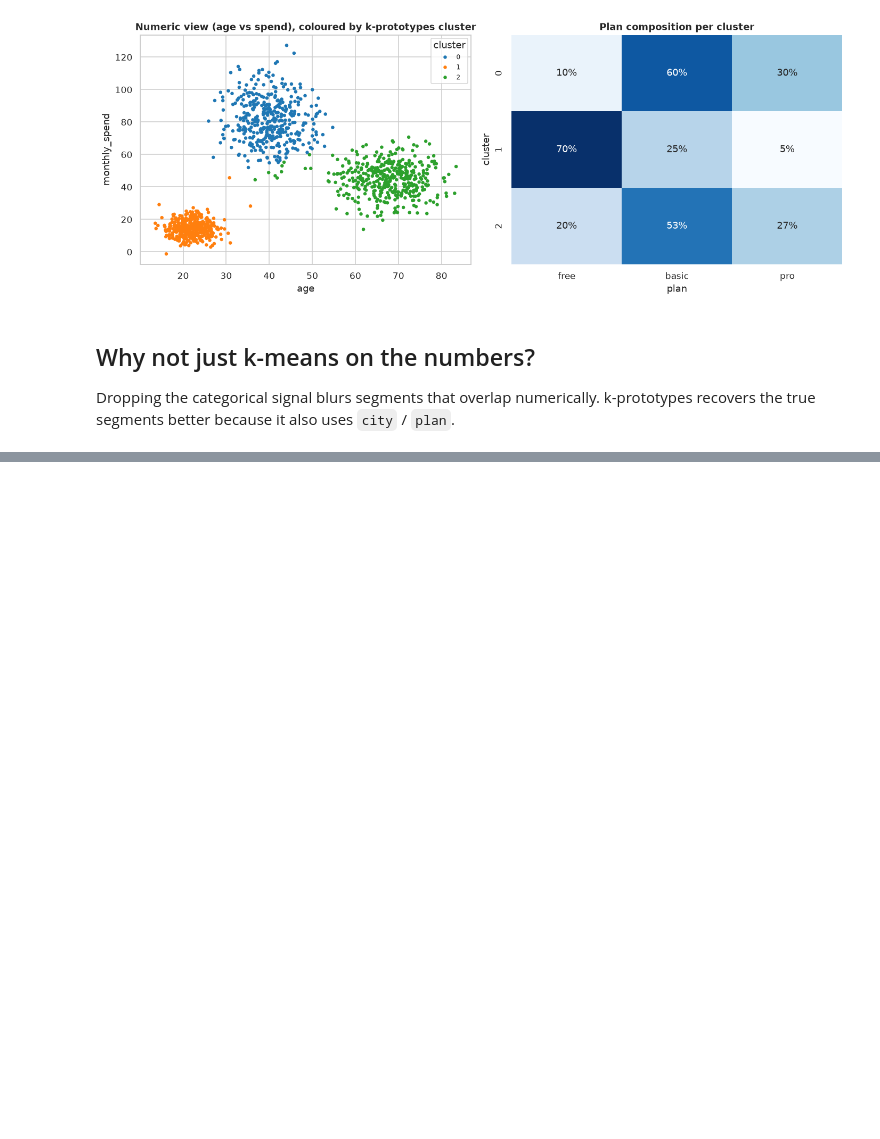
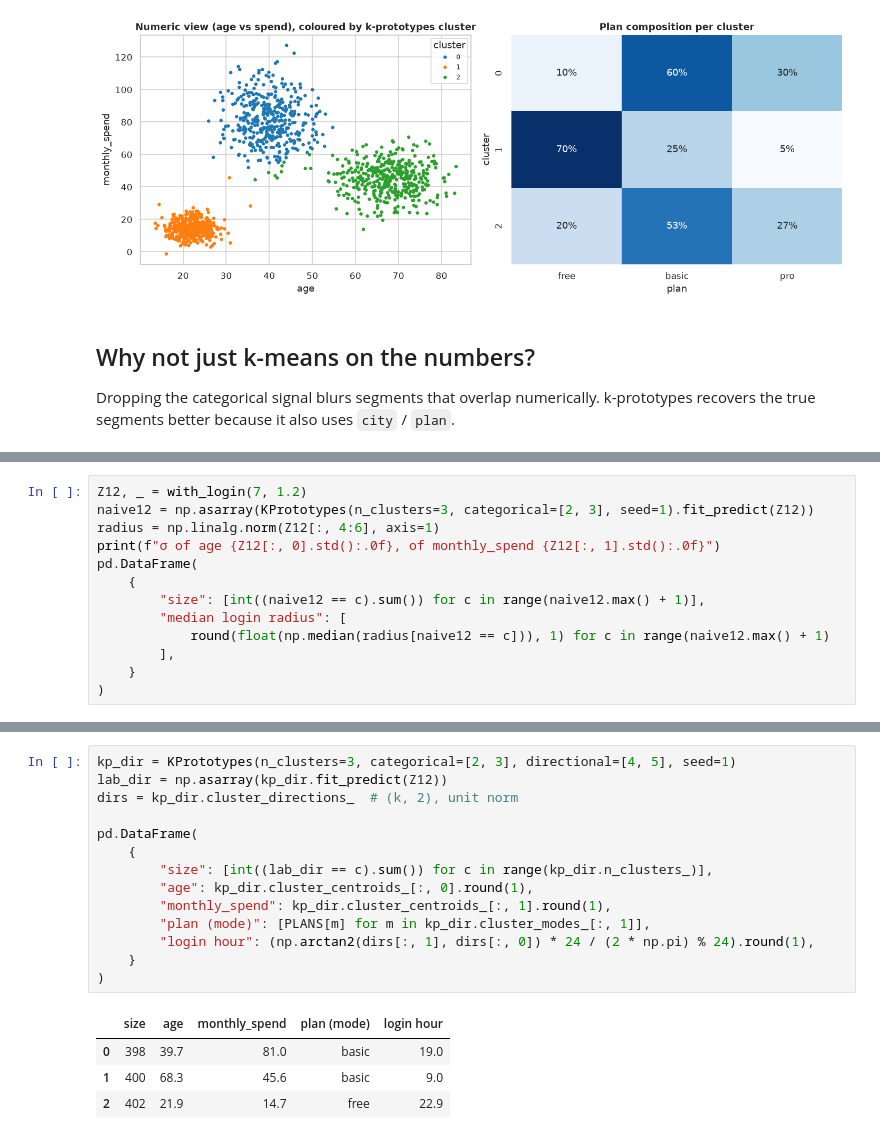
Before and after one commit to ilgrad/betula-cluster, a Jupyter notebook: examples/07_mixed_data_kprototypes.ipynb, the cells around one changed output, grey strips where cells are left out. Drawn from its saved outputs; the diff is of its cells as text; blank space fills up the shorter version.

```diff
--- a/examples/07_mixed_data_kprototypes.ipynb
+++ b/examples/07_mixed_data_kprototypes.ipynb
@@ -155,0 +276,13 @@ pd.DataFrame(
+# %%
+Z12, _ = with_login(7, 1.2)
+naive12 = np.asarray(KPrototypes(n_clusters=3, categorical=[2, 3], seed=1).fit_predict(Z12))
+radius = np.linalg.norm(Z12[:, 4:6], axis=1)
+print(f"σ of age {Z12[:, 0].std():.0f}, of monthly_spend {Z12[:, 1].std():.0f}")
+pd.DataFrame(
+    {
+        "size": [int((naive12 == c).sum()) for c in range(naive12.max() + 1)],
+        "median login radius": [
+            round(float(np.median(radius[naive12 == c])), 1) for c in range(naive12.max() + 1)
+        ],
+    }
+)
@@ -155,0 +301,19 @@ pd.DataFrame(
+# %%
+kp_dir = KPrototypes(n_clusters=3, categorical=[2, 3], directional=[4, 5], seed=1)
+lab_dir = np.asarray(kp_dir.fit_predict(Z12))
+dirs = kp_dir.cluster_directions_  # (k, 2), unit norm
+
+pd.DataFrame(
+    {
+        "size": [int((lab_dir == c).sum()) for c in range(kp_dir.n_clusters_)],
+        "age": kp_dir.cluster_centroids_[:, 0].round(1),
+        "monthly_spend": kp_dir.cluster_centroids_[:, 1].round(1),
+        "plan (mode)": [PLANS[m] for m in kp_dir.cluster_modes_[:, 1]],
+        "login hour": (np.arctan2(dirs[:, 1], dirs[:, 0]) * 24 / (2 * np.pi) % 24).round(1),
+    }
+)
+# %% [output]
+|  | size | age | monthly_spend | plan (mode) | login hour |
+| 0 | 398 | 39.7 | 81.0 | basic | 19.0 |
+| 1 | 400 | 68.3 | 45.6 | basic | 9.0 |
+| 2 | 402 | 21.9 | 14.7 | free | 22.9 |
```
Also changed, not shown: parts of 11 cells of this notebook, 3 other files.
